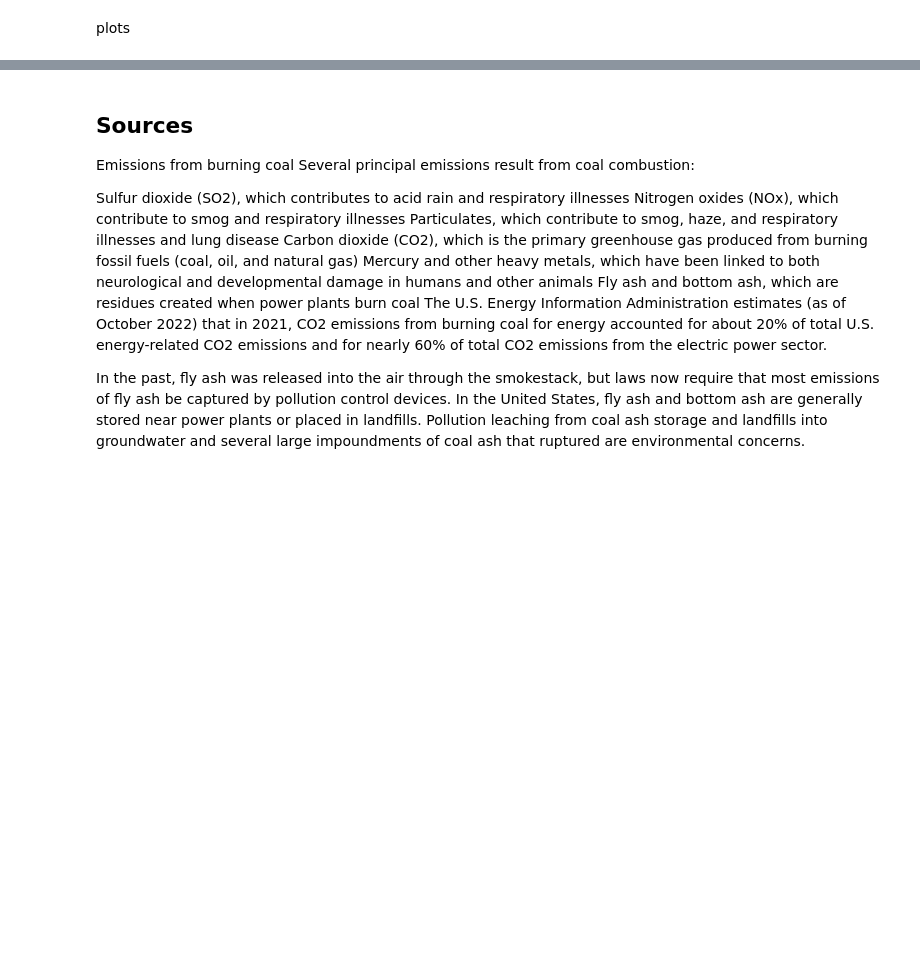
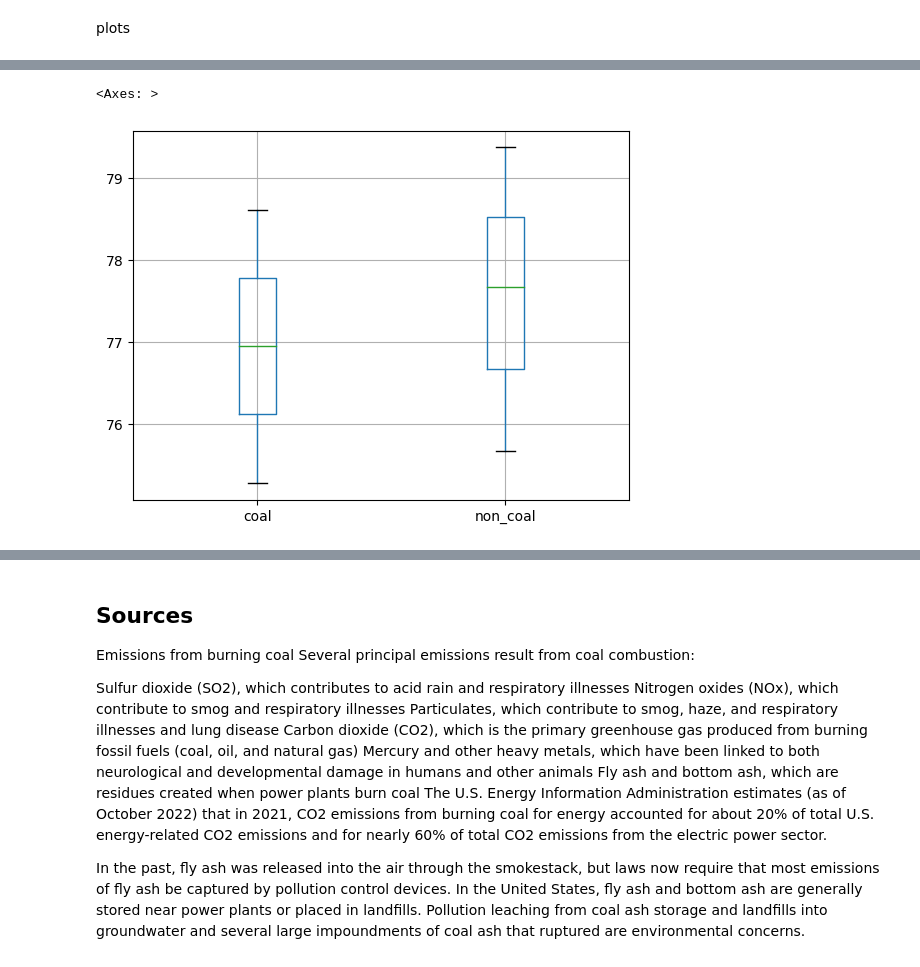
Before and after one commit to aaronjamesroberts/APCV-361-Final-Project-Snedden-Roberts, a Jupyter notebook: final.ipynb, the cells around one changed output, grey strips where cells are left out. Saved outputs shown, nothing was run; the diff lists cells and outputs as text; code cells hidden in the pictures; blank space fills up the shorter version.

```diff
--- a/final.ipynb
+++ b/final.ipynb
@@ -108,28 +103,28 @@ Of these 3467 power plants, 3120 are non-coal burning plants and 357 still burni
 # %%
 #mortality_df.columns
 merged_coal.columns
-coal_expectancy_median = coal_merge_filtered['Life Expectancy'].median()
-coal_expectancy_mean = coal_merge_filtered['Life Expectancy'].mean()
+coal_expectancy_median = coal_merge_1['Life Expectancy'].median()
+coal_expectancy_mean = coal_merge_1['Life Expectancy'].mean()
 #did median since it is less effective by large deviated values compared to mean
-non_coal_expectancy_median = non_coal_merge_filtered['Life Expectancy'].median()
-non_coal_expectancy_mean = non_coal_merge_filtered['Life Expectancy'].mean()
+non_coal_expectancy_median = non_coal_merge_1['Life Expectancy'].median()
+non_coal_expectancy_mean = non_coal_merge_1['Life Expectancy'].mean()
 
-coal_expectancy_std = coal_merge_filtered['Life Expectancy'].std()
-non_coal_expectancy_std = non_coal_merge_filtered['Life Expectancy'].std()
+coal_expectancy_std = coal_merge_1['Life Expectancy'].std()
+non_coal_expectancy_std = non_coal_merge_1['Life Expectancy'].std()
 
-non_coal_expectancy_25th = non_coal_merge_filtered['Life Expectancy'].quantile(.25)
-non_coal_expectancy_75th = non_coal_merge_filtered['Life Expectancy'].quantile(.75)
-non_coal_expectancy_50th = non_coal_merge_filtered['Life Expectancy'].quantile(.5)
+non_coal_expectancy_25th = non_coal_merge_1['Life Expectancy'].quantile(.25)
+non_coal_expectancy_75th = non_coal_merge_1['Life Expectancy'].quantile(.75)
+non_coal_expectancy_50th = non_coal_merge_1['Life Expectancy'].quantile(.5)
 
-non_coal_expectancy_min = non_coal_merge_filtered['Life Expectancy'].min()
-non_coal_expectancy_max = non_coal_merge_filtered['Life Expectancy'].max()
+non_coal_expectancy_min = non_coal_merge_1['Life Expectancy'].min()
+non_coal_expectancy_max = non_coal_merge_1['Life Expectancy'].max()
 
-coal_expectancy_min = coal_merge_filtered['Life Expectancy'].min()
-coal_expectancy_max = coal_merge_filtered['Life Expectancy'].max()
+coal_expectancy_min = coal_merge_1['Life Expectancy'].min()
+coal_expectancy_max = coal_merge_1['Life Expectancy'].max()
 
-coal_expectancy_25th = coal_merge_filtered['Life Expectancy'].quantile(.25)
-coal_expectancy_75th = coal_merge_filtered['Life Expectancy'].quantile(.75)
-coal_expectancy_50th = coal_merge_filtered['Life Expectancy'].quantile(.5)
+coal_expectancy_25th = coal_merge_1['Life Expectancy'].quantile(.25)
+coal_expectancy_75th = coal_merge_1['Life Expectancy'].quantile(.75)
+coal_expectancy_50th = coal_merge_1['Life Expectancy'].quantile(.5)
 # %%
 #pip install prettytable
 # %%
@@ -245,0 +217,8 @@ dict_df.plot.line(y=['coal_q75', 'coal_q25', 'coal_mean'],figsize=(12,5))
+# %%
+ddf = pd.DataFrame({'coal':[coal_expectancy_25th, coal_expectancy_50th,coal_expectancy_75th],
+                   'non_coal': [non_coal_expectancy_25th, non_coal_expectancy_50th, non_coal_expectancy_75th]})
+
+ddf.boxplot()
+# %% [output]
+<Axes: >
+[figure, added]
```
Also changed, not shown: parts of 10 cells of this notebook.
